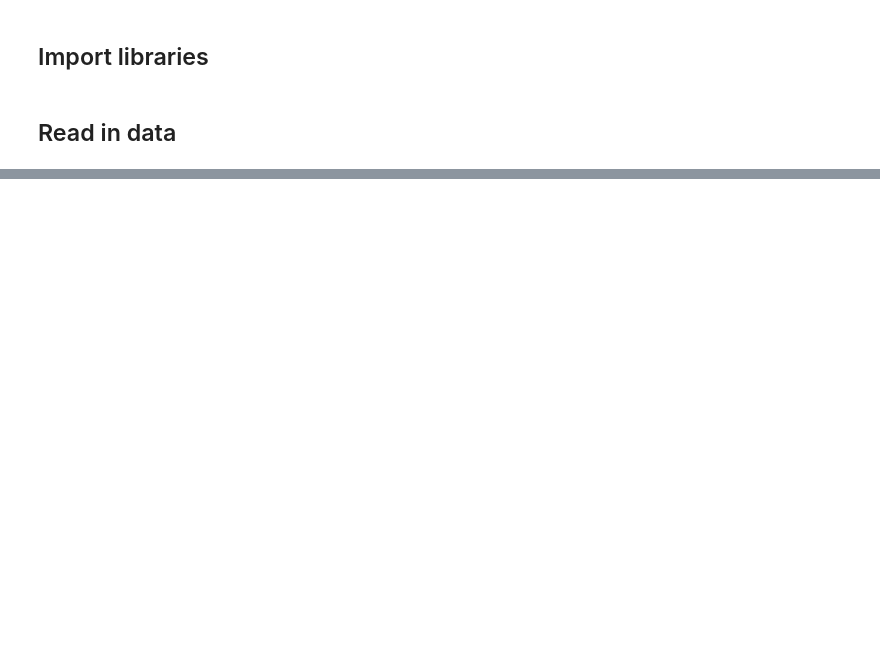
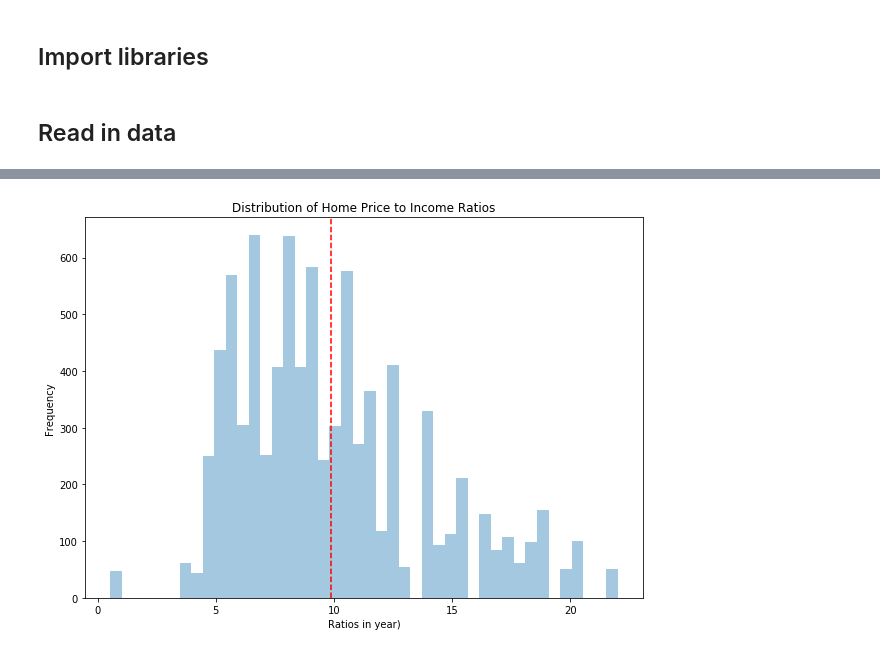
Before and after one commit to FredaXin/capstone, a Jupyter notebook: code/04_eda_and_data_cleaning.ipynb, the cells around one changed output, grey strips where cells are left out. Drawn from its saved outputs; the diff is of its cells as text; code cells hidden in the pictures; blank space fills up the shorter version.

```diff
--- a/code/04_eda_and_data_cleaning.ipynb
+++ b/code/04_eda_and_data_cleaning.ipynb
@@ -65,0 +74,8 @@ df.shape
+# %%
+# Avarage rating by zipcode
+df['avg_rating_by_zipcode'] = [df.groupby('zipcode')['rating'].mean()[zipcode]
+                              for zipcode in df['zipcode']]
+# %%
+# Avarage rating_count by zipcode
+df['avg_user_ratings_total_by_zipcode'] = [df.groupby('zipcode')['user_ratings_total'].mean()[zipcode]
+                              for zipcode in df['zipcode']]
@@ -65,0 +122,6 @@ df.shape
+# %%
+# Create column user ratings counts devided by the population in the given zipcode
+df['user_ratings_count_per_capipa'] = df['user_ratings_total'] / df['population']
+# %%
+# Create column rating weighed with population density in the given zipcode
+df['rating_weighed_population_density'] = df['rating'] * df['population_density_square_miles']
@@ -65,0 +142,9 @@ df.shape
+# %%
+plt.figure(figsize=(10,7))
+ax = sns.distplot(df['home_price_to_income_ratios'], kde=False)
+ax.set_title('Distribution of Home Price to Income Ratios')
+ax.set_ylabel('Frequency')
+ax.set_xlabel('Ratios in year)')
+plt.axvline(x=df['home_price_to_income_ratios'].mean(), color='r', linestyle='--');
+# %% [output]
+[figure, added]
```
Also changed, not shown: parts of 104 cells of this notebook, 15 other files.
